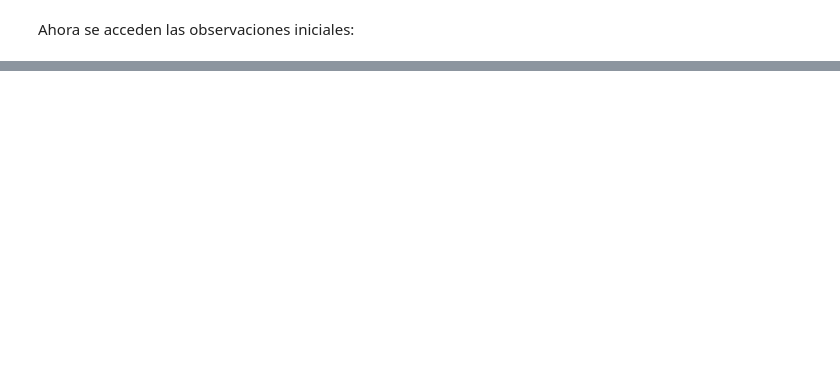
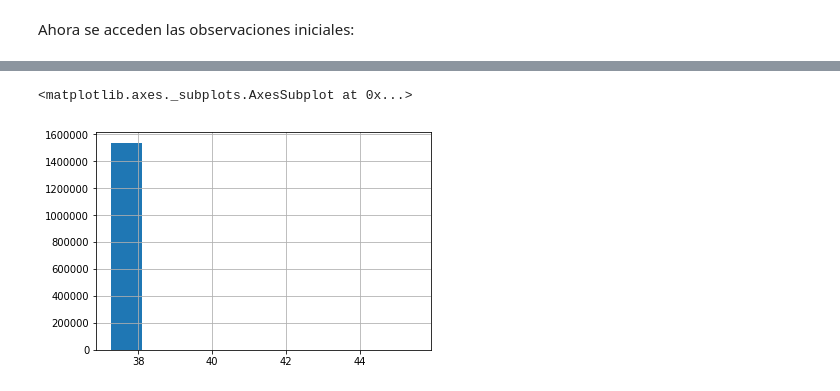
Before and after one commit to EjHelo/bootcamp_proyect, a Jupyter notebook: Proyecto Bootcamp Ford GoBike.ipynb, the cells around one changed output, grey strips where cells are left out. Saved outputs shown, nothing was run; the diff lists cells and outputs as text; code cells hidden in the pictures; blank space fills up the shorter version.

```diff
--- a/Proyecto Bootcamp Ford GoBike.ipynb
+++ b/Proyecto Bootcamp Ford GoBike.ipynb
@@ -22,0 +123,5 @@ df.head()
+# %%
+df['end_station_latitude'].hist()
+# %% [output]
+<matplotlib.axes._subplots.AxesSubplot at 0x...>
+[figure, added]
```
Also changed, not shown: parts of 31 cells of this notebook.
